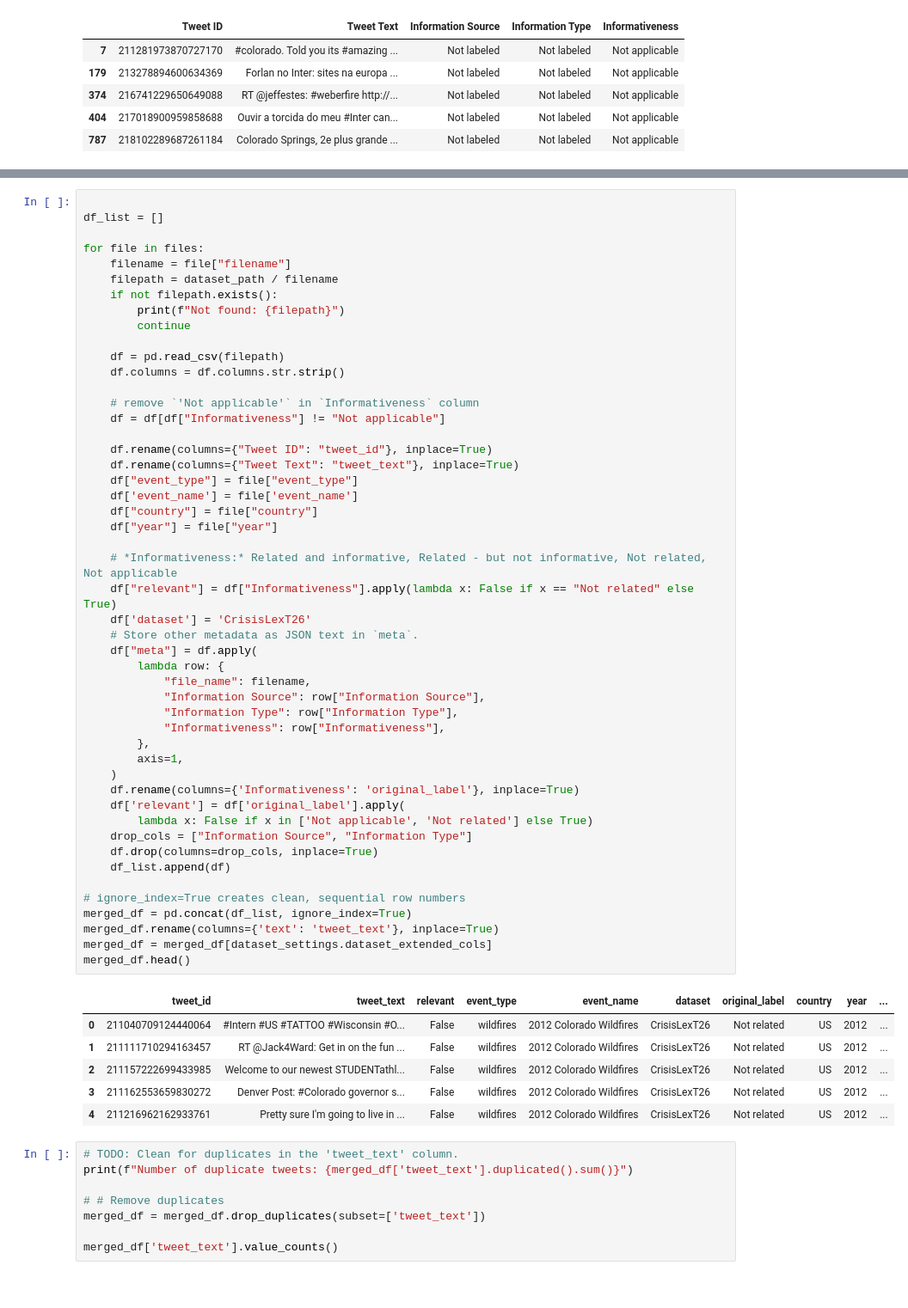
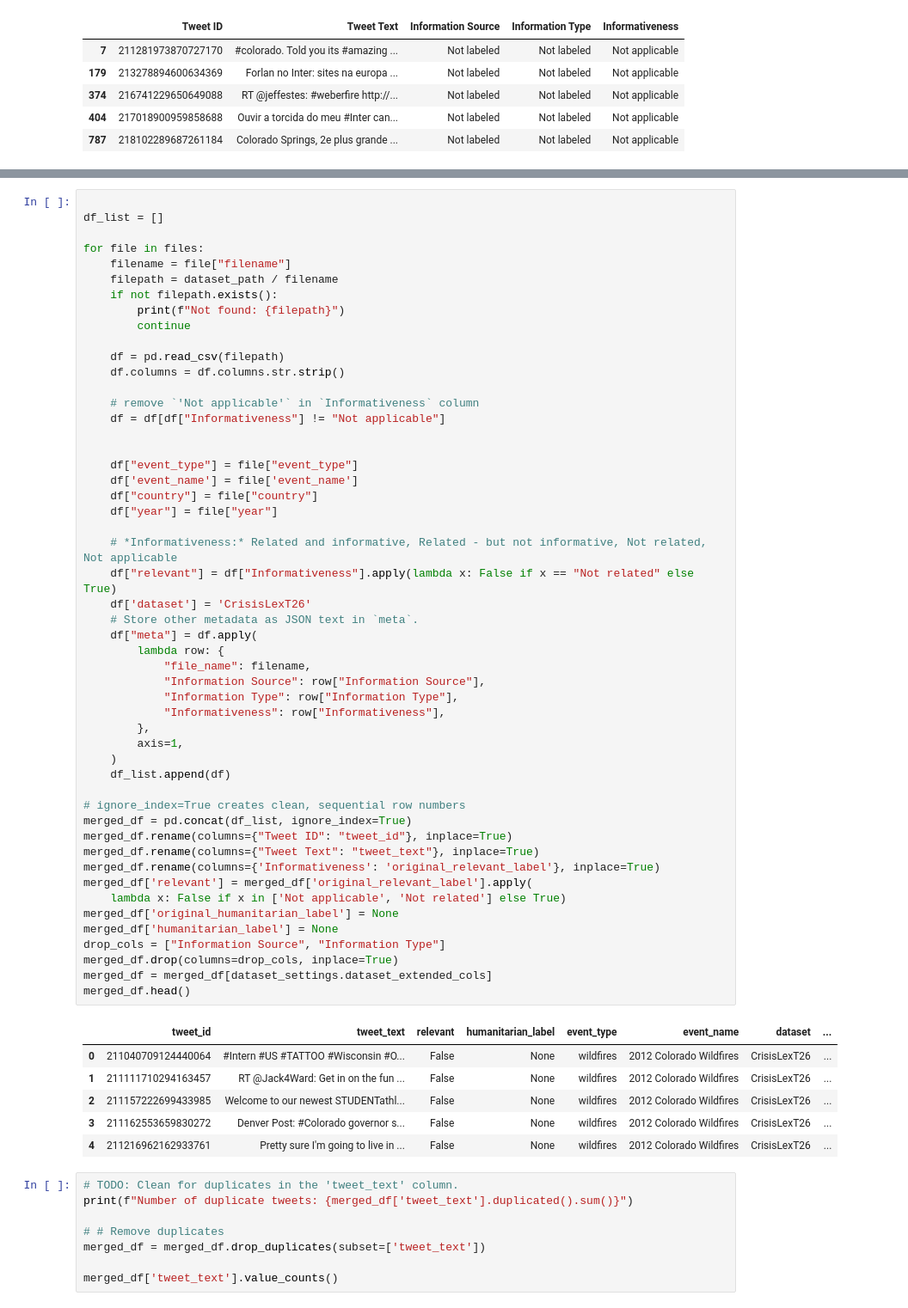
Before and after one commit to dhnhut/disaster-tweets, a Jupyter notebook: notebooks/0_dataset_CrisisLexT26.ipynb, the cells around one changed output, grey strips where cells are left out. Shown at 86% size. Drawn from its saved outputs; the diff is of its cells as text.

Commit message:
Add humanitarian label to CrisisLexT26

```diff
--- a/notebooks/0_dataset_CrisisLexT26.ipynb
+++ b/notebooks/0_dataset_CrisisLexT26.ipynb
@@ -317,47 +319,49 @@ for file in files:
     df.columns = df.columns.str.strip()
 
     # remove `'Not applicable'` in `Informativeness` column
     df = df[df["Informativeness"] != "Not applicable"]
 
-    df.rename(columns={"Tweet ID": "tweet_id"}, inplace=True)
-    df.rename(columns={"Tweet Text": "tweet_text"}, inplace=True)
+
     df["event_type"] = file["event_type"]
     df['event_name'] = file['event_name']
     df["country"] = file["country"]
     df["year"] = file["year"]
 
     # *Informativeness:* Related and informative, Related - but not informative, Not related, Not applicable
     df["relevant"] = df["Informativeness"].apply(lambda x: False if x == "Not related" else True)
     df['dataset'] = 'CrisisLexT26'
     # Store other metadata as JSON text in `meta`.
     df["meta"] = df.apply(
         lambda row: {
             "file_name": filename,
             "Information Source": row["Information Source"],
             "Information Type": row["Information Type"],
             "Informativeness": row["Informativeness"],
         },
         axis=1,
     )
-    df.rename(columns={'Informativeness': 'original_label'}, inplace=True)
-    df['relevant'] = df['original_label'].apply(
-        lambda x: False if x in ['Not applicable', 'Not related'] else True)
-    drop_cols = ["Information Source", "Information Type"]
-    df.drop(columns=drop_cols, inplace=True)
     df_list.append(df)
 
 # ignore_index=True creates clean, sequential row numbers
 merged_df = pd.concat(df_list, ignore_index=True)
-merged_df.rename(columns={'text': 'tweet_text'}, inplace=True)
+merged_df.rename(columns={"Tweet ID": "tweet_id"}, inplace=True)
+merged_df.rename(columns={"Tweet Text": "tweet_text"}, inplace=True)
+merged_df.rename(columns={'Informativeness': 'original_relevant_label'}, inplace=True)
+merged_df['relevant'] = merged_df['original_relevant_label'].apply(
+    lambda x: False if x in ['Not applicable', 'Not related'] else True)
+merged_df['original_humanitarian_label'] = None
+merged_df['humanitarian_label'] = None
+drop_cols = ["Information Source", "Information Type"]
+merged_df.drop(columns=drop_cols, inplace=True)
 merged_df = merged_df[dataset_settings.dataset_extended_cols]
 merged_df.head()
 # %% [output]
-|  | tweet_id | tweet_text | relevant | event_type | event_name | dataset | original_label | country | year | ... |
-| 0 | 211040709124440064 | #Intern #US #TATTOO #Wisconsin #O... | False | wildfires | 2012 Colorado Wildfires | CrisisLexT26 | Not related | US | 2012 | ... |
-| 1 | 211111710294163457 | RT @Jack4Ward: Get in on the fun ... | False | wildfires | 2012 Colorado Wildfires | CrisisLexT26 | Not related | US | 2012 | ... |
-| 2 | 211157222699433985 | Welcome to our newest STUDENTathl... | False | wildfires | 2012 Colorado Wildfires | CrisisLexT26 | Not related | US | 2012 | ... |
-| 3 | 211162553659830272 | Denver Post: #Colorado governor s... | False | wildfires | 2012 Colorado Wildfires | CrisisLexT26 | Not related | US | 2012 | ... |
-| 4 | 211216962162933761 | Pretty sure I'm going to live in ... | False | wildfires | 2012 Colorado Wildfires | CrisisLexT26 | Not related | US | 2012 | ... |
+|  | tweet_id | tweet_text | relevant | humanitarian_label | event_type | event_name | dataset | ... |
+| 0 | 211040709124440064 | #Intern #US #TATTOO #Wisconsin #O... | False | None | wildfires | 2012 Colorado Wildfires | CrisisLexT26 | ... |
+| 1 | 211111710294163457 | RT @Jack4Ward: Get in on the fun ... | False | None | wildfires | 2012 Colorado Wildfires | CrisisLexT26 | ... |
+| 2 | 211157222699433985 | Welcome to our newest STUDENTathl... | False | None | wildfires | 2012 Colorado Wildfires | CrisisLexT26 | ... |
+| 3 | 211162553659830272 | Denver Post: #Colorado governor s... | False | None | wildfires | 2012 Colorado Wildfires | CrisisLexT26 | ... |
+| 4 | 211216962162933761 | Pretty sure I'm going to live in ... | False | None | wildfires | 2012 Colorado Wildfires | CrisisLexT26 | ... |
 # %%
 # TODO: Clean for duplicates in the 'tweet_text' column.
 print(f"Number of duplicate tweets: {merged_df['tweet_text'].duplicated().sum()}")
```
Also changed, not shown: parts of 5 cells of this notebook, 1 other file.
